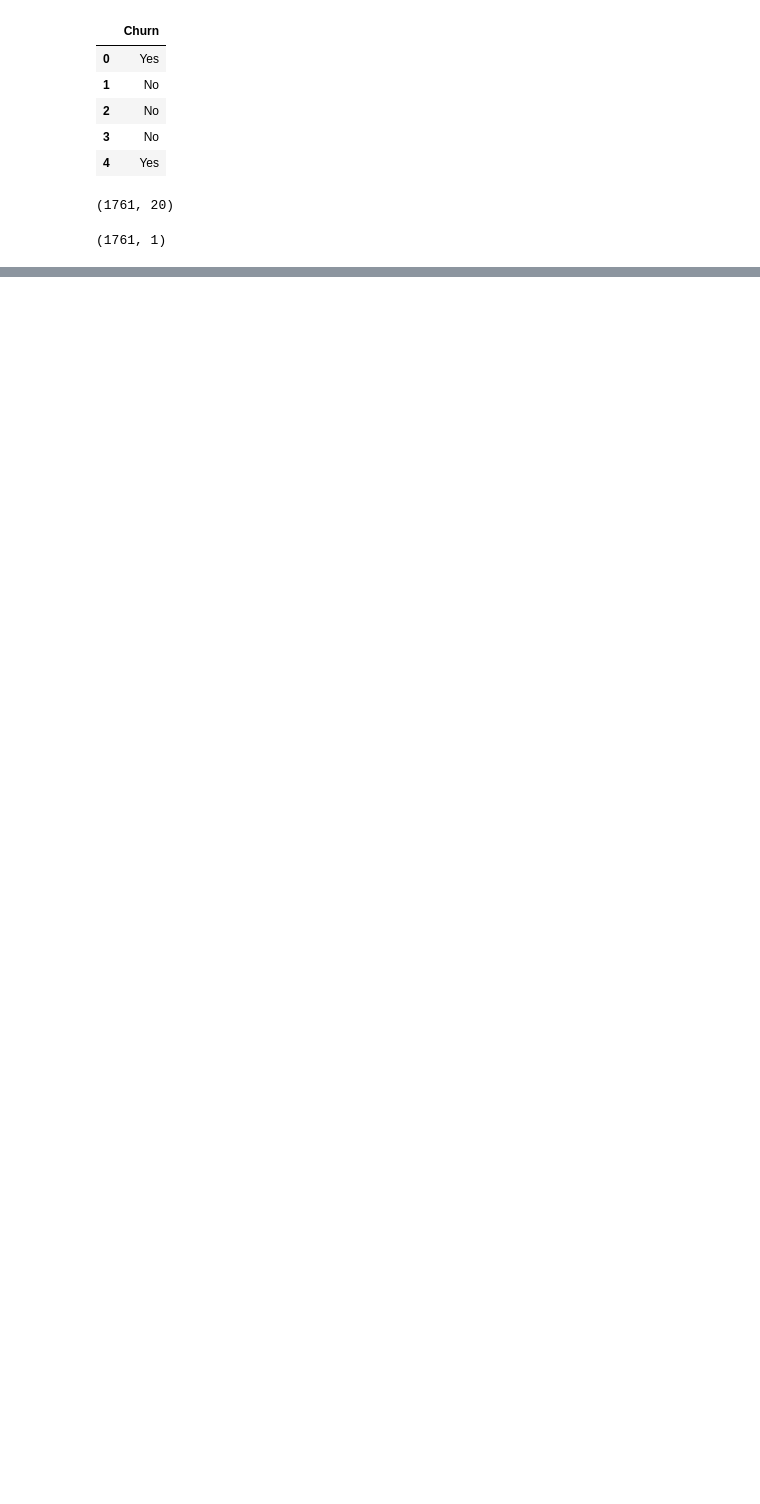
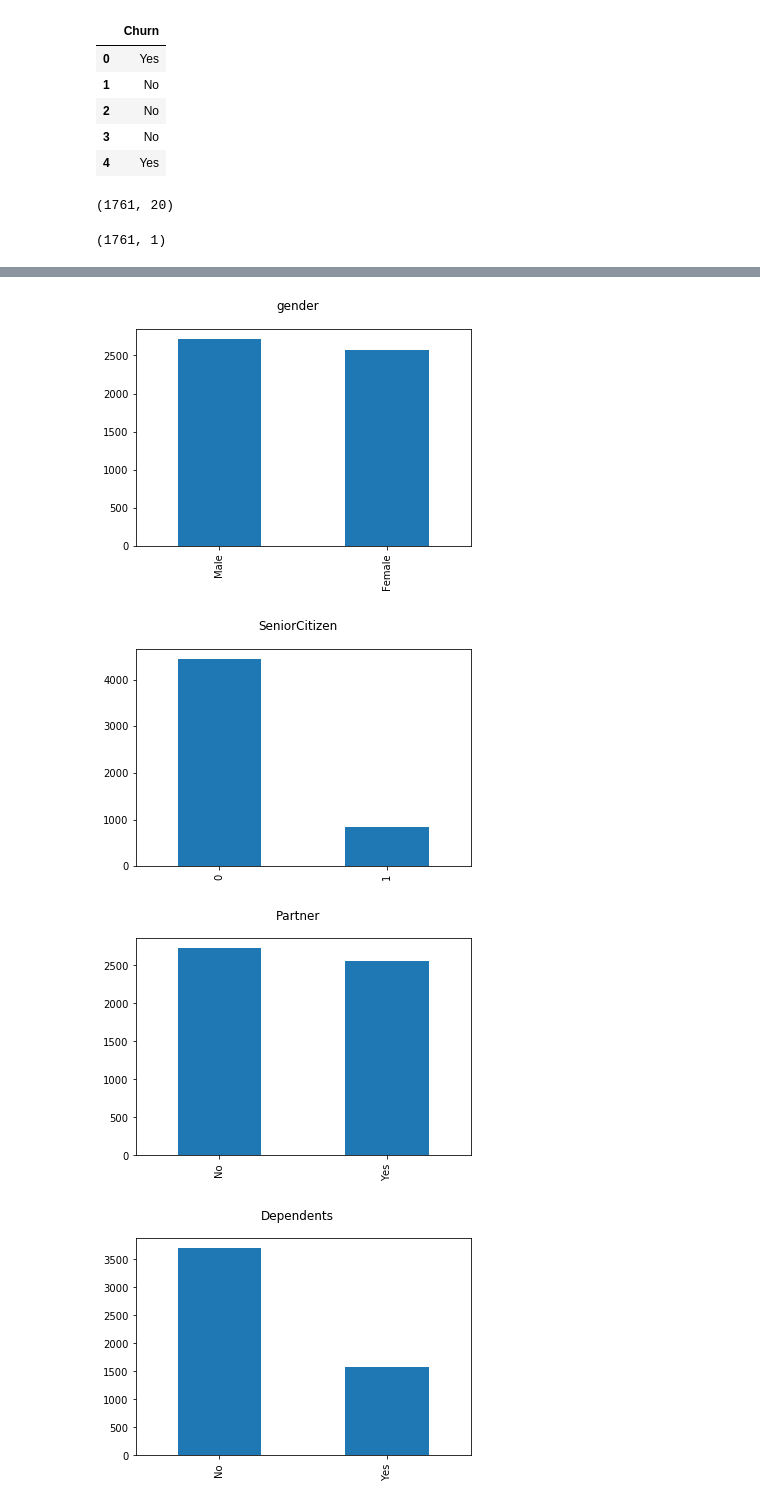
Before and after one commit to daanishrasheed/churn-model, a Jupyter notebook: notebooks/01. Initial Exploratory Data Analysis (EDA).ipynb, the cells around one changed output, grey strips where cells are left out. Cells and saved outputs as stored; diff of their text form; code cells hidden in the pictures; blank space fills up the shorter version.

Commit message:
Load clean training data and plot TotalCharges

```diff
--- a/notebooks/01. Initial Exploratory Data Analysis (EDA).ipynb
+++ b/notebooks/01. Initial Exploratory Data Analysis (EDA).ipynb
@@ -143,7 +150,7 @@ Name: Churn, dtype: float64
 # %% [markdown]
 # Load training data
 # %%
-X_train, y_train = load_training_data()
+X_train, y_train = load_training_data(clean=True)
 # %%
 X_train.head()
 # %% [output]
@@ -176,0 +186,11 @@ y_test.shape
+# %%
+for col in X_train.columns:
+    if len(X_train[col].unique()) <= 4:
+        X_train[col].value_counts().plot(kind='bar')
+        plt.suptitle(col)
+        plt.show()
+# %% [output]
+[figure, added]
+[figure, added]
+[figure, added]
+[figure, added]
```
Also changed, not shown: parts of 17 cells of this notebook, 2 other files.
